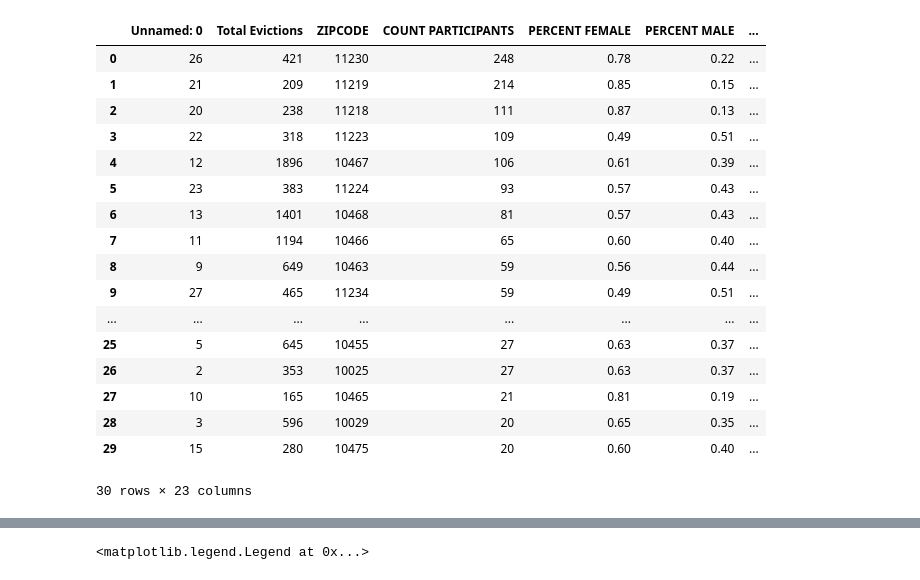
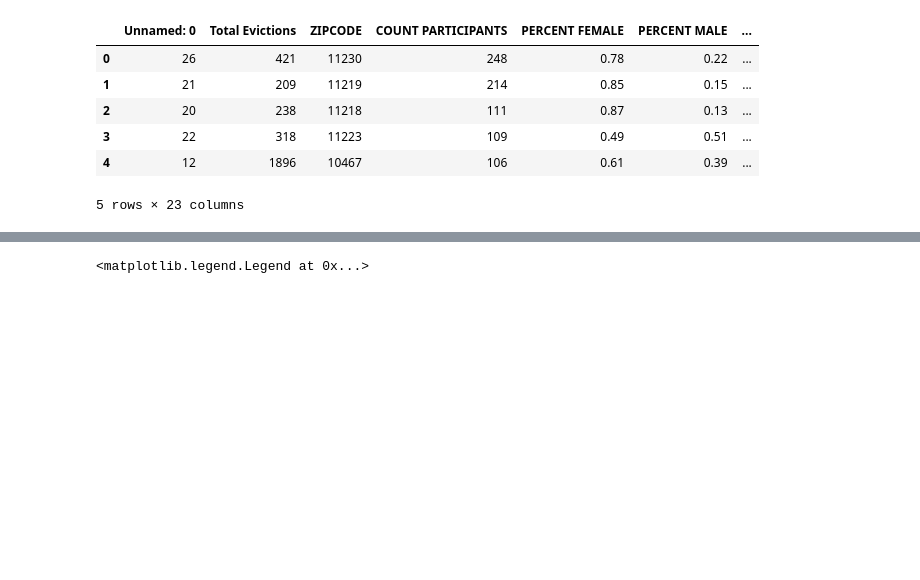
Before and after one commit to tmbiro/Crowdfunding_ETL, a Jupyter notebook: ETL_MapGraph-v2.ipynb, the cells around one changed output, grey strips where cells are left out. Cells and saved outputs as stored; diff of their text form; code cells hidden in the pictures; blank space fills up the shorter version.

```diff
--- a/ETL_MapGraph-v2.ipynb
+++ b/ETL_MapGraph-v2.ipynb
@@ -7,8 +7,8 @@ import geopandas as gpd
 import geoplot
 # %%
 # Importing Data Set
-evictBydemo_df = pd.read_csv('ETL_Project/Resources/NYC_Evictions_Demographics.csv')
-evictBydemo_df
+evictBydemo_df = pd.read_csv('Resources/NYC_Evictions_Demographics.csv')
+evictBydemo_df.head(5)
 # %% [output]
 |  | Unnamed: 0 | Total Evictions | ZIPCODE | COUNT PARTICIPANTS | PERCENT FEMALE | PERCENT MALE | ... |
 | 0 | 26 | 421 | 11230 | 248 | 0.78 | 0.22 | ... |
@@ -40,28 +29,17 @@ evictBydemo_df['Longitude'] = (nomi.query_postal_code(evictBydemo_df['ZIPCODE'].
 # %%
 # Calculate the number of minorities projected to be evicted based on minority percentage of each area
 n_minority = evictBydemo_df["Total Evictions"]*evictBydemo_df["PERCENT MINORITY"]
 evictBydemo_df['N_Minority'] = n_minority
 
-evictBydemo_df
+evictBydemo_df.head(5)
 # %% [output]
 |  | Unnamed: 0 | Total Evictions | ZIPCODE | COUNT PARTICIPANTS | PERCENT FEMALE | PERCENT MALE | ... |
 | 0 | 26 | 421 | 11230 | 248 | 0.78 | 0.22 | ... |
 | 1 | 21 | 209 | 11219 | 214 | 0.85 | 0.15 | ... |
 | 2 | 20 | 238 | 11218 | 111 | 0.87 | 0.13 | ... |
 | 3 | 22 | 318 | 11223 | 109 | 0.49 | 0.51 | ... |
 | 4 | 12 | 1896 | 10467 | 106 | 0.61 | 0.39 | ... |
-| 5 | 23 | 383 | 11224 | 93 | 0.57 | 0.43 | ... |
-| 6 | 13 | 1401 | 10468 | 81 | 0.57 | 0.43 | ... |
-| 7 | 11 | 1194 | 10466 | 65 | 0.60 | 0.40 | ... |
-| 8 | 9 | 649 | 10463 | 59 | 0.56 | 0.44 | ... |
-| 9 | 27 | 465 | 11234 | 59 | 0.49 | 0.51 | ... |
-| ... | ... | ... | ... | ... | ... | ... | ... |
-| 25 | 5 | 645 | 10455 | 27 | 0.63 | 0.37 | ... |
-| 26 | 2 | 353 | 10025 | 27 | 0.63 | 0.37 | ... |
-| 27 | 10 | 165 | 10465 | 21 | 0.81 | 0.19 | ... |
-| 28 | 3 | 596 | 10029 | 20 | 0.65 | 0.35 | ... |
-| 29 | 15 | 280 | 10475 | 20 | 0.60 | 0.40 | ... |
-30 rows × 23 columns
+5 rows × 23 columns
 # %%
 # Set the Coordinate Reference System (CRS) to the WGS84 (epsg:4326) latitude-longitude projection
 # fyi: CRS tells Python how coordinates relate to places on the Earth
```
Also changed, not shown: parts of 3 cells of this notebook.
